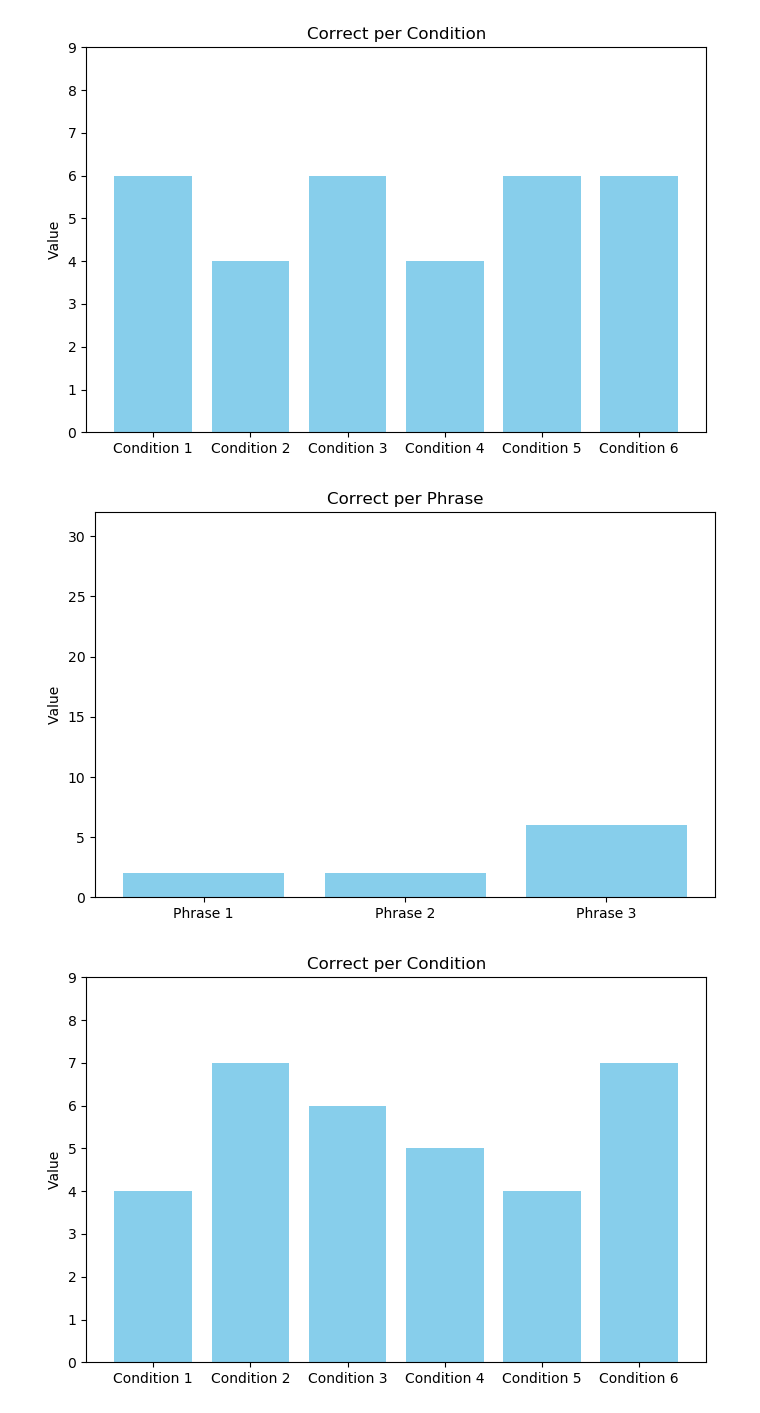
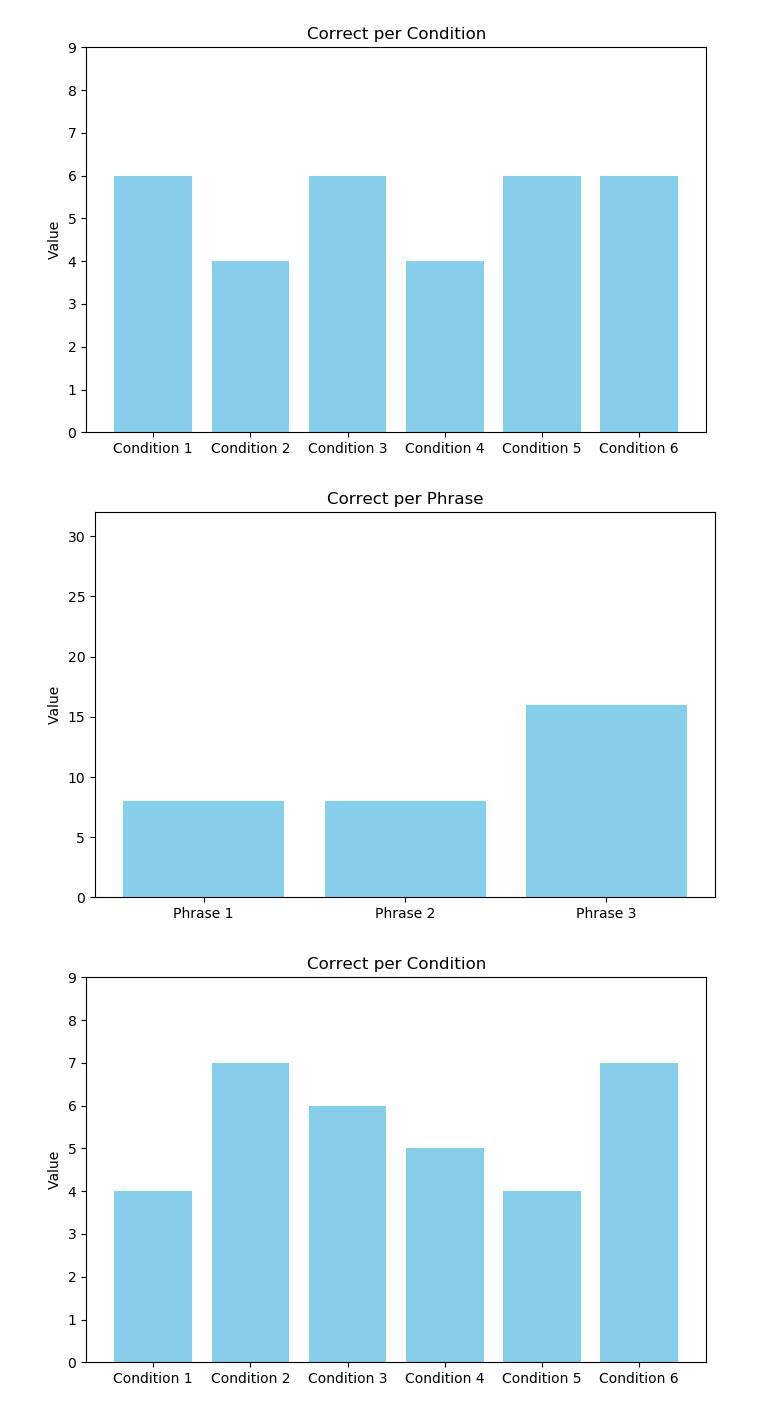
Before and after one commit to SUTURO/suturo_nlp, a Jupyter notebook: activate_language_processing/scripts/TestMicrophone.ipynb, the cells around one changed output. Saved outputs shown, nothing was run; the diff lists cells and outputs as text; code cells hidden in the pictures.

```diff
--- a/activate_language_processing/scripts/TestMicrophone.ipynb
+++ b/activate_language_processing/scripts/TestMicrophone.ipynb
@@ -20,22 +21,23 @@ plt.show()
 [figure]
 # %%
 # Given values
-results = [2, 2, 6]
+results = [8, 8, 16]
 conditions = [f'Phrase {i+1}' for i in range(len(results))]
 
 # Create the plot
 plt.figure(figsize=(8, 5))
 plt.bar(conditions, results, color='skyblue')
 
 # Set labels and title
 plt.ylabel('Value')
 plt.ylim(0, 32)  # Setting y-axis limit
 plt.title('Correct per Phrase')
 
+plt.savefig('./Condition1Phrases.png')
 # Display the plot
 plt.show()
 # %% [output]
-[figure, old version]
+[figure, new version]
 # %%
 import matplotlib.pyplot as plt
 
```
Also changed, not shown: parts of 3 cells of this notebook, 2 other files.
